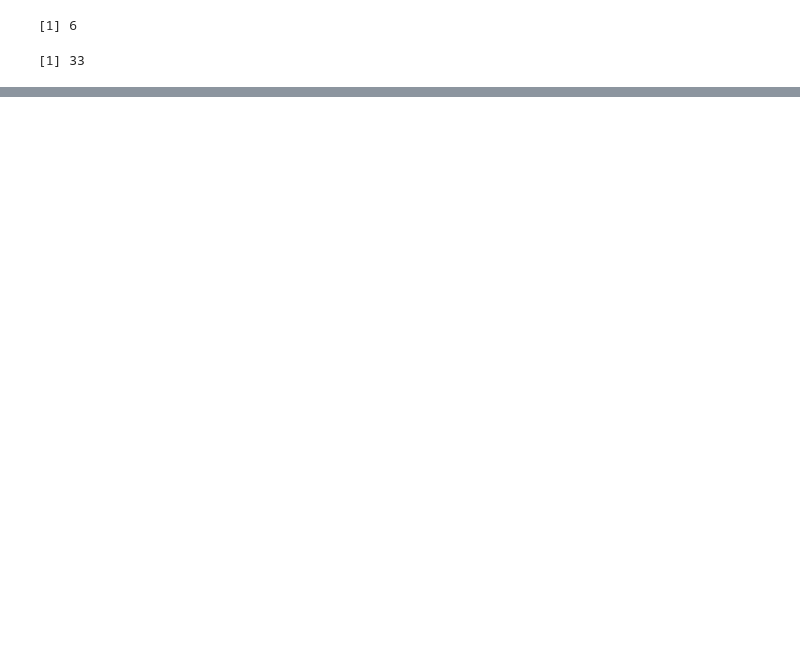
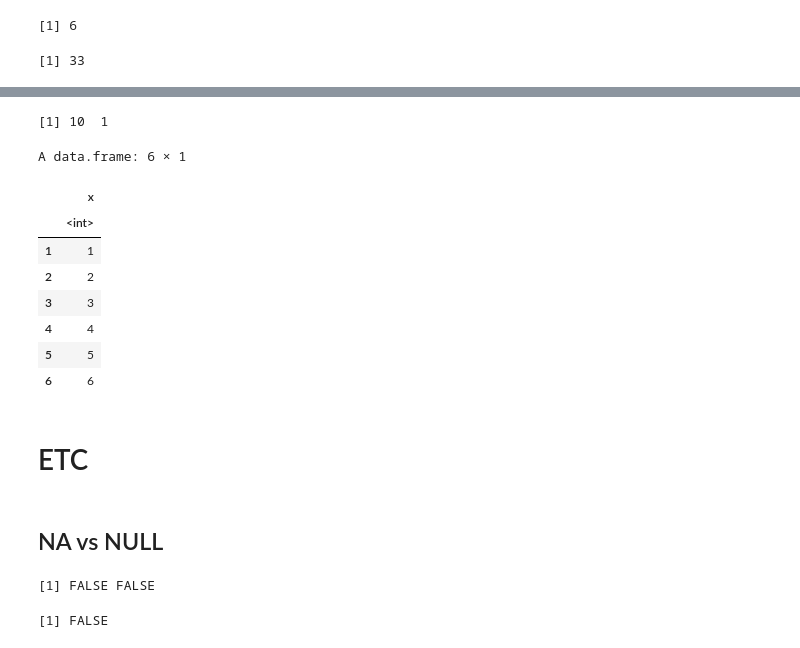
Before and after one commit to lbk209/timeseries, a Jupyter notebook: r_samples.ipynb, the cells around one changed output, grey strips where cells are left out. Saved outputs shown, nothing was run; the diff lists cells and outputs as text; code cells hidden in the pictures; blank space fills up the shorter version.

```diff
--- a/r_samples.ipynb
+++ b/r_samples.ipynb
@@ -1510,0 +1548,31 @@ test1(y=30)
+# %%
+x <- ts(1:10)
+if (is.null(dim(x))) {
+    x <- data.frame(x)
+}
+dim(x)
+head(x)
+# %% [output]
+[1] 10  1
+A data.frame: 6 × 1
+|  | x |
+|  | <int> |
+| 1 | 1 |
+| 2 | 2 |
+| 3 | 3 |
+| 4 | 4 |
+| 5 | 5 |
+| 6 | 6 |
+# %% [markdown]
+# ETC
+# %% [markdown]
+## NA vs NULL
+# %%
+a <- c(1, 2)
+is.na(a)
+# %% [output]
+[1] FALSE FALSE
+# %%
+is.null(a)
+# %% [output]
+[1] FALSE
```
Also changed, not shown: parts of 5 cells of this notebook, 1 other file.
